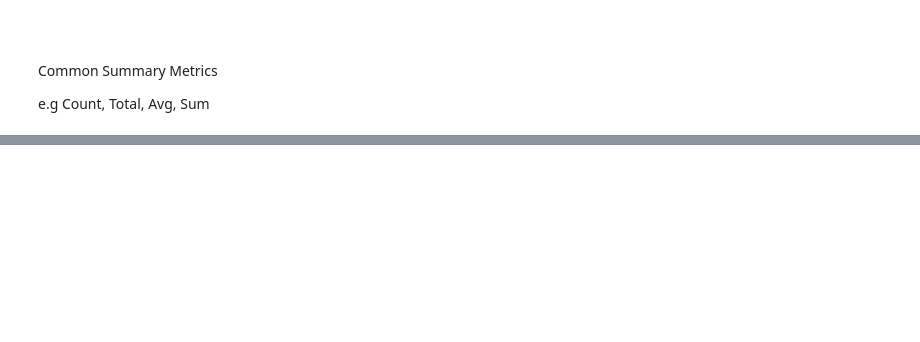
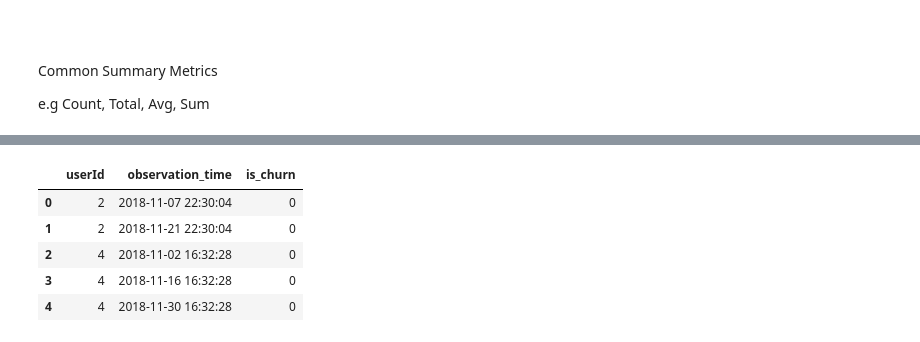
Before and after one commit to gilzero/project_churn_spark, a Jupyter notebook: sparkify.ipynb, the cells around one changed output, grey strips where cells are left out. Saved outputs shown, nothing was run; the diff lists cells and outputs as text; code cells hidden in the pictures; blank space fills up the shorter version.

```diff
--- a/sparkify.ipynb
+++ b/sparkify.ipynb
@@ -1204,0 +1198,10 @@ dfs
+# %%
+# for every observation instance, calculate metrics, e.g number of song play, n like etc
+dfobs.head()
+# %% [output]
+|  | userId | observation_time | is_churn |
+| 0 | 2 | 2018-11-07 22:30:04 | 0 |
+| 1 | 2 | 2018-11-21 22:30:04 | 0 |
+| 2 | 4 | 2018-11-02 16:32:28 | 0 |
+| 3 | 4 | 2018-11-16 16:32:28 | 0 |
+| 4 | 4 | 2018-11-30 16:32:28 | 0 |
```
Also changed, not shown: parts of 14 cells of this notebook, 2 other files.
